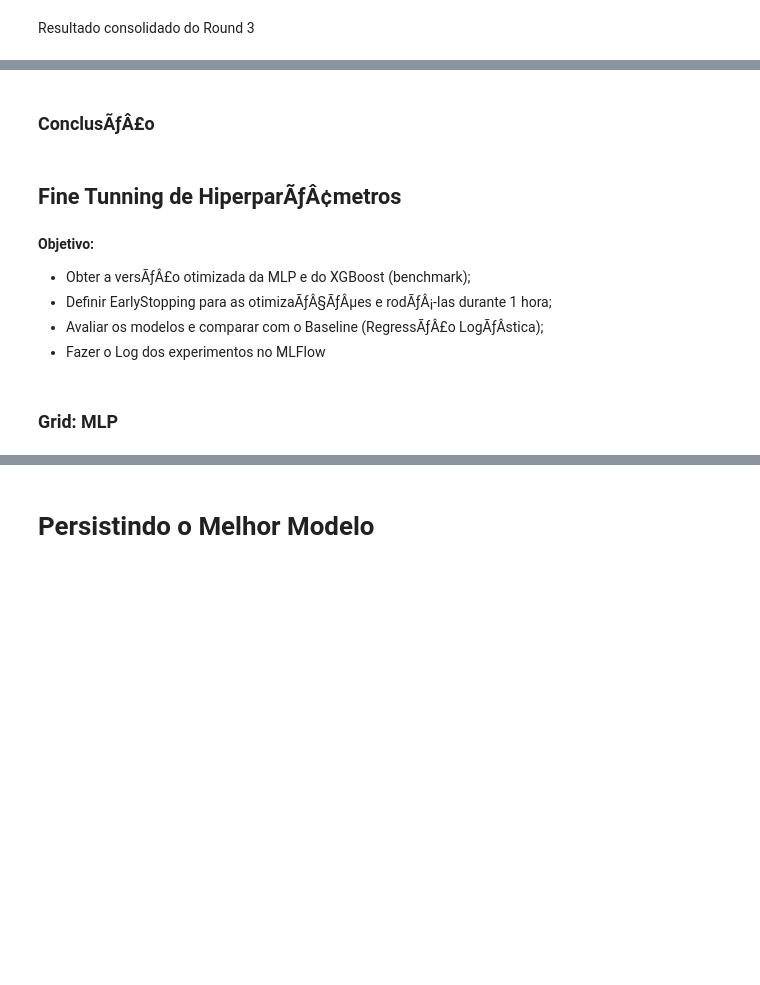
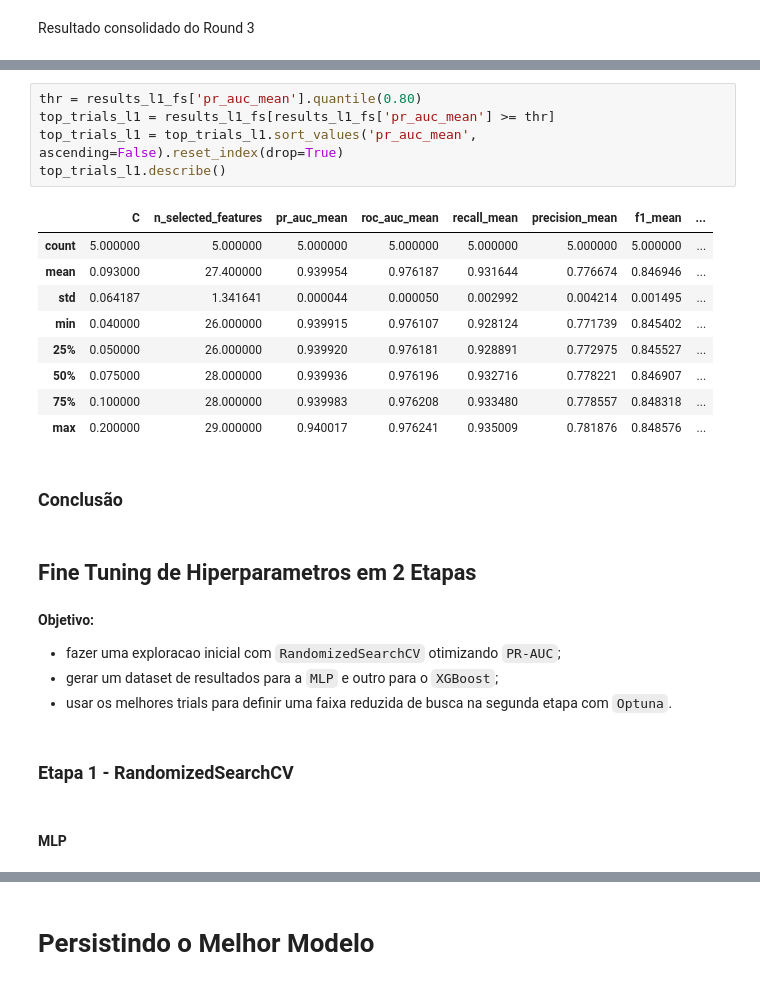
Before and after one commit to devjaynemorais/mle-f1-tech-challenge, a Jupyter notebook: notebooks/02_experimentation.ipynb, the cells around one changed output, grey strips where cells are left out. Drawn from its saved outputs; the diff is of its cells as text; blank space fills up the shorter version.

Commit message:
Refatora fase de tuning da experimentacao

```diff
--- a/notebooks/02_experimentation.ipynb
+++ b/notebooks/02_experimentation.ipynb
@@ -1550,12 +1546,28 @@ display(results_l1_fs.round(4))
+# %%
+thr = results_l1_fs['pr_auc_mean'].quantile(0.80)
+top_trials_l1 = results_l1_fs[results_l1_fs['pr_auc_mean'] >= thr]
+top_trials_l1 = top_trials_l1.sort_values('pr_auc_mean', ascending=False).reset_index(drop=True)
+top_trials_l1.describe()
+# %% [output]
+|  | C | n_selected_features | pr_auc_mean | roc_auc_mean | recall_mean | precision_mean | f1_mean | ... |
+| count | 5.000000 | 5.000000 | 5.000000 | 5.000000 | 5.000000 | 5.000000 | 5.000000 | ... |
+| mean | 0.093000 | 27.400000 | 0.939954 | 0.976187 | 0.931644 | 0.776674 | 0.846946 | ... |
+| std | 0.064187 | 1.341641 | 0.000044 | 0.000050 | 0.002992 | 0.004214 | 0.001495 | ... |
+| min | 0.040000 | 26.000000 | 0.939915 | 0.976107 | 0.928124 | 0.771739 | 0.845402 | ... |
+| 25% | 0.050000 | 26.000000 | 0.939920 | 0.976181 | 0.928891 | 0.772975 | 0.845527 | ... |
+| 50% | 0.075000 | 28.000000 | 0.939936 | 0.976196 | 0.932716 | 0.778221 | 0.846907 | ... |
+| 75% | 0.100000 | 28.000000 | 0.939983 | 0.976208 | 0.933480 | 0.778557 | 0.848318 | ... |
+| max | 0.200000 | 29.000000 | 0.940017 | 0.976241 | 0.935009 | 0.781876 | 0.848576 | ... |
 # %% [markdown]
-### ConclusÃƒÂ£o
+### Conclusão
 # %% [markdown]
-## Fine Tunning de HiperparÃƒÂ¢metros
+## Fine Tuning de Hiperparametros em 2 Etapas
 # %% [markdown]
 **Objetivo:**
-- Obter a versÃƒÂ£o otimizada da MLP e do XGBoost (benchmark);
-- Definir EarlyStopping para as otimizaÃƒÂ§ÃƒÂµes e rodÃƒÂ¡-las durante 1 hora;
-- Avaliar os modelos e comparar com o Baseline (RegressÃƒÂ£o LogÃƒÂ­stica);
-- Fazer o Log dos experimentos no MLFlow
+- fazer uma exploracao inicial com `RandomizedSearchCV` otimizando `PR-AUC`;
+- gerar um dataset de resultados para a `MLP` e outro para o `XGBoost`;
+- usar os melhores trials para definir uma faixa reduzida de busca na segunda etapa com `Optuna`.
 # %% [markdown]
-### Grid: MLP
+### Etapa 1 - RandomizedSearchCV
+# %% [markdown]
+#### MLP
```
Also changed, not shown: parts of 51 cells of this notebook, 5 other files.
